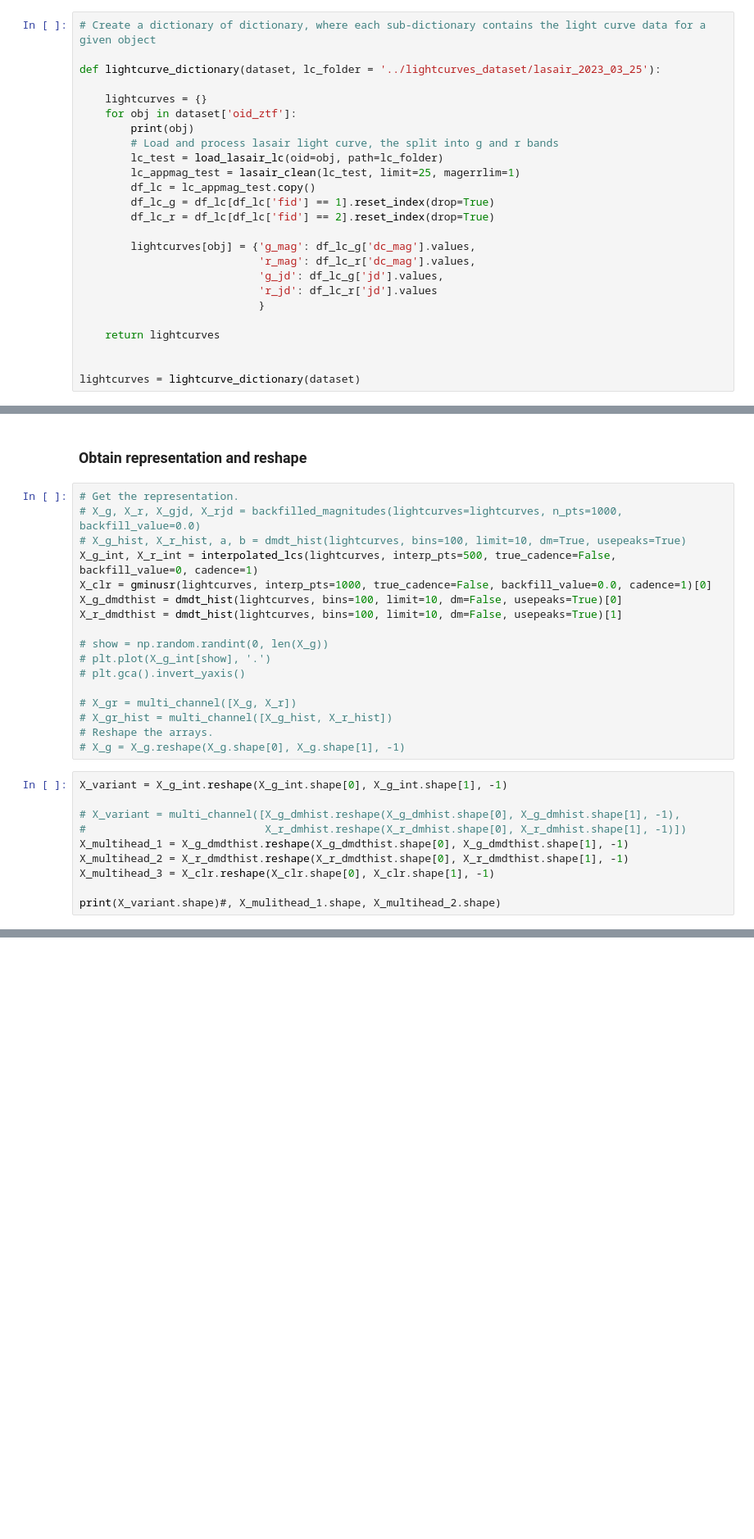
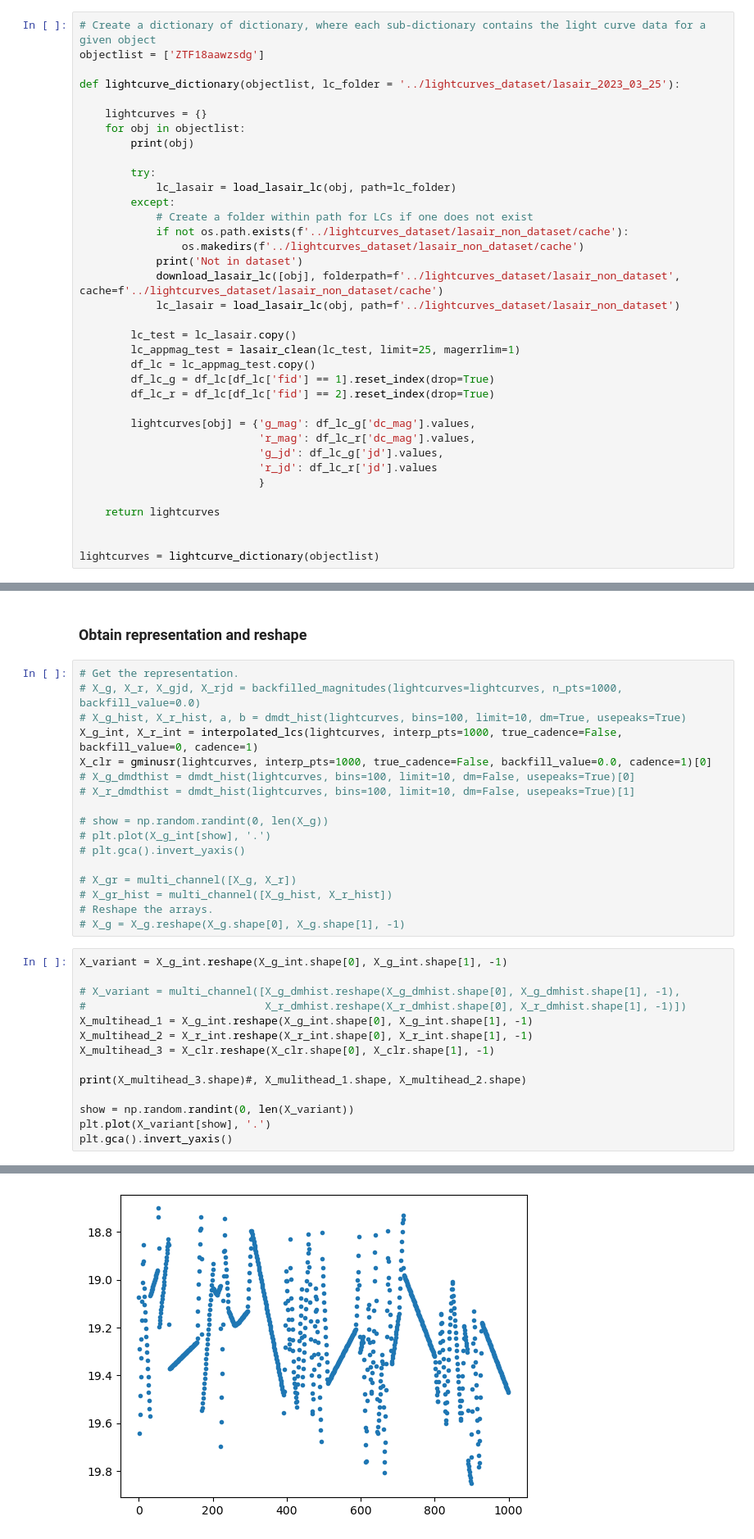
Before and after one commit to dharmesh1007/ZTF_code, a Jupyter notebook: source/7_1dcnn_models_CAM.ipynb, the cells around one changed output, grey strips where cells are left out. Shown at 82% size. Drawn from its saved outputs; the diff is of its cells as text; blank space fills up the shorter version.

```diff
--- a/source/7_1dcnn_models_CAM.ipynb
+++ b/source/7_1dcnn_models_CAM.ipynb
@@ -63,14 +201,25 @@ Index(['oid_ztf', 'oid_aavso', 'type_aavso', 'ra', 'dec', 'Eclipsing',
 ### Dictionary of light curve information
 # %%
 # Create a dictionary of dictionary, where each sub-dictionary contains the light curve data for a given object
+objectlist = ['ZTF18aawzsdg']
 
-def lightcurve_dictionary(dataset, lc_folder = '../lightcurves_dataset/lasair_2023_03_25'):
+def lightcurve_dictionary(objectlist, lc_folder = '../lightcurves_dataset/lasair_2023_03_25'):
 
     lightcurves = {}
-    for obj in dataset['oid_ztf']:
+    for obj in objectlist:
         print(obj)
-        # Load and process lasair light curve, the split into g and r bands
-        lc_test = load_lasair_lc(oid=obj, path=lc_folder)
+
+        try:
+            lc_lasair = load_lasair_lc(obj, path=lc_folder)
+        except:
+            # Create a folder within path for LCs if one does not exist
+            if not os.path.exists(f'../lightcurves_dataset/lasair_non_dataset/cache'):
+                os.makedirs(f'../lightcurves_dataset/lasair_non_dataset/cache')
+            print('Not in dataset')
+            download_lasair_lc([obj], folderpath=f'../lightcurves_dataset/lasair_non_dataset', cache=f'../lightcurves_dataset/lasair_non_dataset/cache')
+            lc_lasair = load_lasair_lc(obj, path=f'../lightcurves_dataset/lasair_non_dataset')
+
+        lc_test = lc_lasair.copy()
         lc_appmag_test = lasair_clean(lc_test, limit=25, magerrlim=1)
         df_lc = lc_appmag_test.copy()
         df_lc_g = df_lc[df_lc['fid'] == 1].reset_index(drop=True)
@@ -85,5 +234,5 @@ def lightcurve_dictionary(dataset, lc_folder = '../lightcurves_dataset/lasair_20
     return lightcurves
 
 
-lightcurves = lightcurve_dictionary(dataset)
+lightcurves = lightcurve_dictionary(objectlist)
 # %% [output]
@@ -110,10 +243,10 @@ ZTF23aabvpgb
 # Get the representation.
 # X_g, X_r, X_gjd, X_rjd = backfilled_magnitudes(lightcurves=lightcurves, n_pts=1000, backfill_value=0.0)
 # X_g_hist, X_r_hist, a, b = dmdt_hist(lightcurves, bins=100, limit=10, dm=True, usepeaks=True)
-X_g_int, X_r_int = interpolated_lcs(lightcurves, interp_pts=500, true_cadence=False, backfill_value=0, cadence=1)
+X_g_int, X_r_int = interpolated_lcs(lightcurves, interp_pts=1000, true_cadence=False, backfill_value=0, cadence=1)
 X_clr = gminusr(lightcurves, interp_pts=1000, true_cadence=False, backfill_value=0.0, cadence=1)[0]
-X_g_dmdthist = dmdt_hist(lightcurves, bins=100, limit=10, dm=False, usepeaks=True)[0]
-X_r_dmdthist = dmdt_hist(lightcurves, bins=100, limit=10, dm=False, usepeaks=True)[1]
+# X_g_dmdthist = dmdt_hist(lightcurves, bins=100, limit=10, dm=False, usepeaks=True)[0]
+# X_r_dmdthist = dmdt_hist(lightcurves, bins=100, limit=10, dm=False, usepeaks=True)[1]
 
 # show = np.random.randint(0, len(X_g))
 # plt.plot(X_g_int[show], '.')
@@ -128,9 +261,13 @@ X_variant = X_g_int.reshape(X_g_int.shape[0], X_g_int.shape[1], -1)
 
 # X_variant = multi_channel([X_g_dmhist.reshape(X_g_dmhist.shape[0], X_g_dmhist.shape[1], -1),
 #                            X_r_dmhist.reshape(X_r_dmhist.shape[0], X_r_dmhist.shape[1], -1)])
-X_multihead_1 = X_g_dmdthist.reshape(X_g_dmdthist.shape[0], X_g_dmdthist.shape[1], -1)
-X_multihead_2 = X_r_dmdthist.reshape(X_r_dmdthist.shape[0], X_r_dmdthist.shape[1], -1)
+X_multihead_1 = X_g_int.reshape(X_g_int.shape[0], X_g_int.shape[1], -1)
+X_multihead_2 = X_r_int.reshape(X_r_int.shape[0], X_r_int.shape[1], -1)
 X_multihead_3 = X_clr.reshape(X_clr.shape[0], X_clr.shape[1], -1)
 
-print(X_variant.shape)#, X_mulithead_1.shape, X_multihead_2.shape)
+print(X_multihead_3.shape)#, X_mulithead_1.shape, X_multihead_2.shape)
+
+show = np.random.randint(0, len(X_variant))
+plt.plot(X_variant[show], '.')
+plt.gca().invert_yaxis()
 # %% [output]
@@ -137,0 +275 @@ print(X_variant.shape)#, X_mulithead_1.shape, X_multihead_2.shape)
+[figure, added]
```
Also changed, not shown: parts of 26 cells of this notebook, 29 other files.
